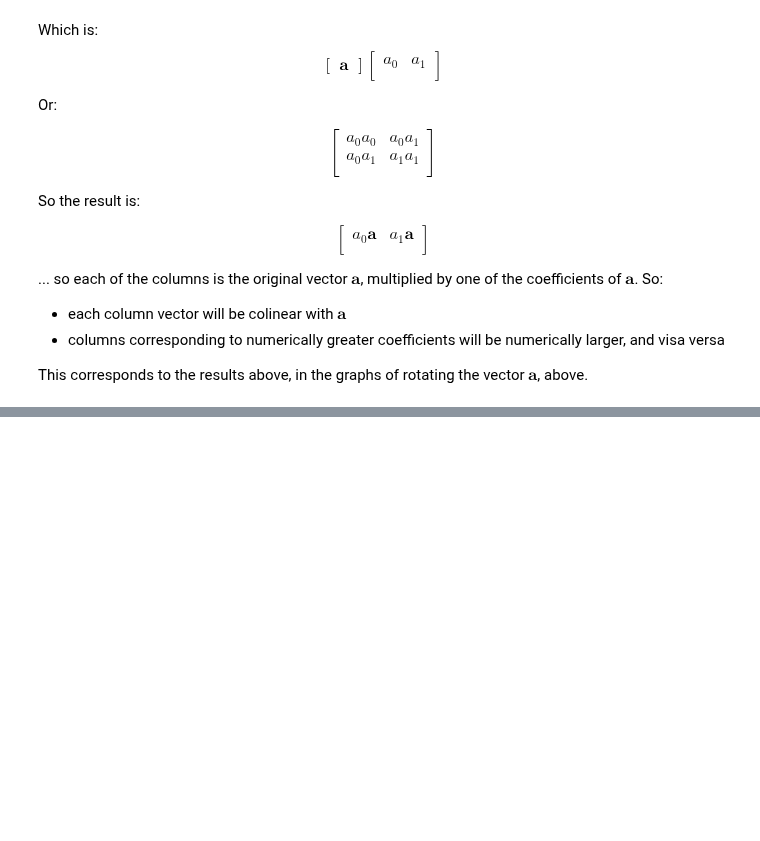
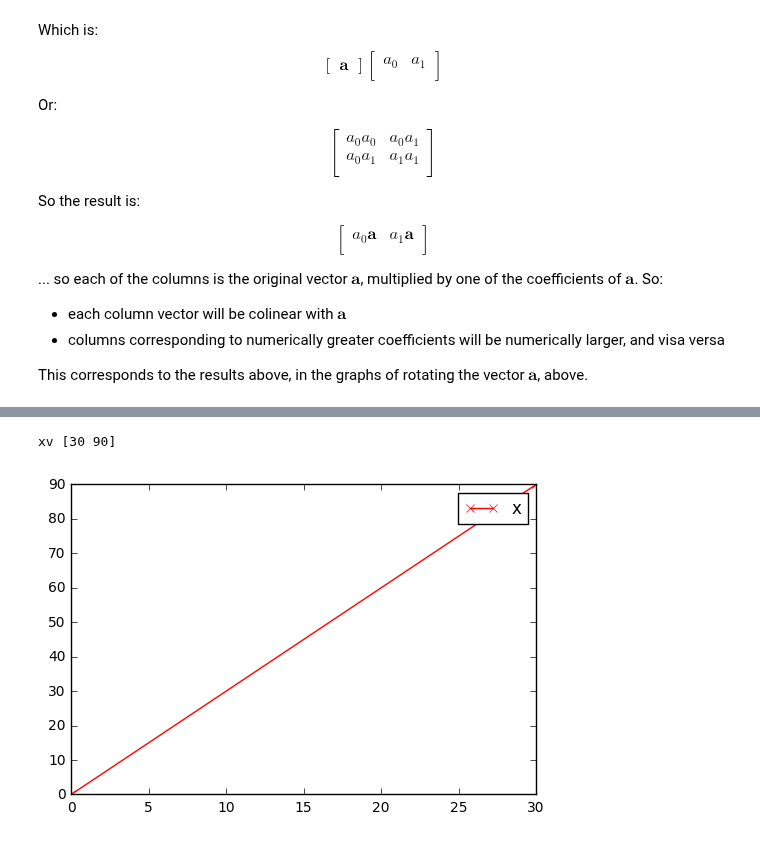
Before and after one commit to hughperkins/selfstudy-IBP, a Jupyter notebook: play_likelihood.ipynb, the cells around one changed output, grey strips where cells are left out. Saved outputs shown, nothing was run; the diff lists cells and outputs as text; code cells hidden in the pictures; blank space fills up the shorter version.

```diff
--- a/play_likelihood.ipynb
+++ b/play_likelihood.ipynb
@@ -185,16 +185,7 @@ Create a vector $\mathbf{a}$ and $\mathbf{b}$, and plot them:
 import matplotlib.pyplot as plt
 import numpy as np
 import math
-
-
-def plot_vector(start, end, formatstr=None, **kwargs):
-    line = np.zeros((2, 2))
-    line[0] = start
-    line[1] = end
-    if formatstr is None:
-        plt.plot(line[:, 0], line[:, 1], **kwargs)
-    else:
-        plt.plot(line[:, 0], line[:, 1], formatstr, **kwargs)
+from mylib import plot_vector
 
 
 zerov = np.array([0, 0])
@@ -443,0 +467,19 @@ This corresponds to the results above, in the graphs of rotating the vector $\ma
+# %%
+import matplotlib.pyplot as plt
+import numpy as np
+import math
+import importlib
+import mylib
+importlib.reload(mylib)
+from mylib import plot_vector, zerov
+
+
+xv = np.array([30, 90])
+print('xv', xv)
+
+plot_vector(zerov, xv, 'r-x', label='x')
+plt.legend()
+plt.show()
+# %% [output]
+xv [30 90]
+[figure, added]
```
Also changed, not shown: parts of 6 cells of this notebook, 3 other files.
